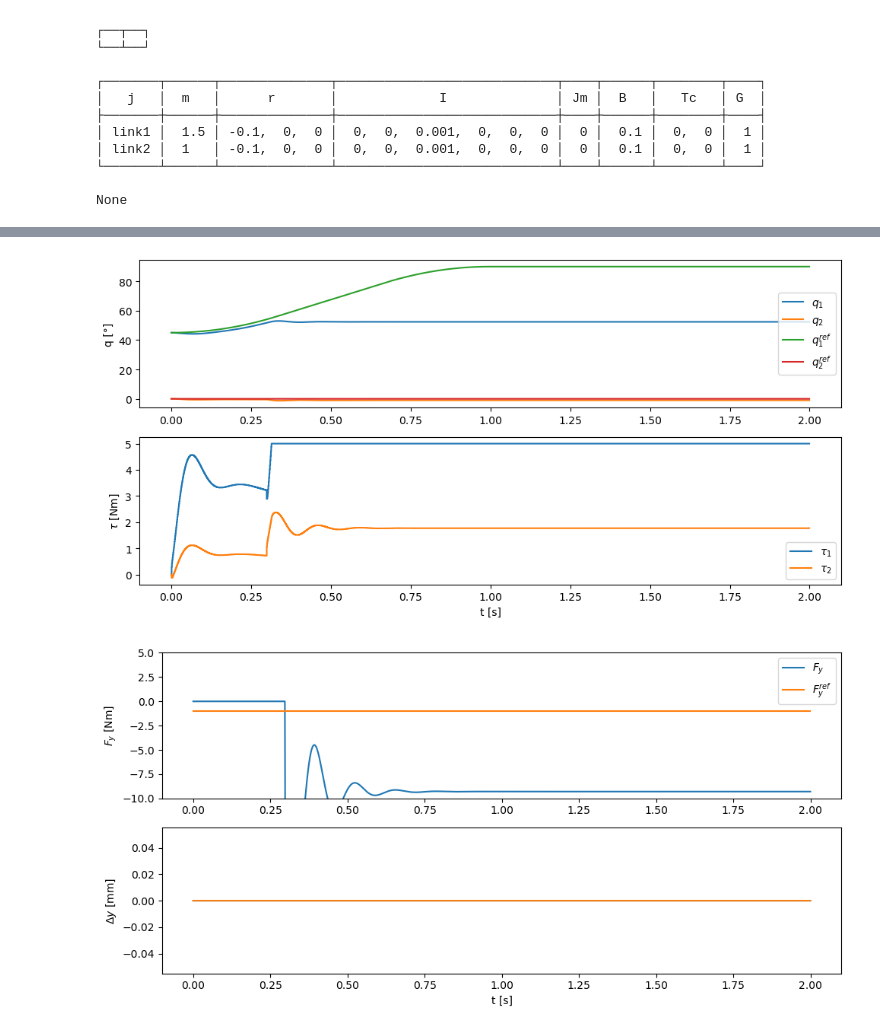
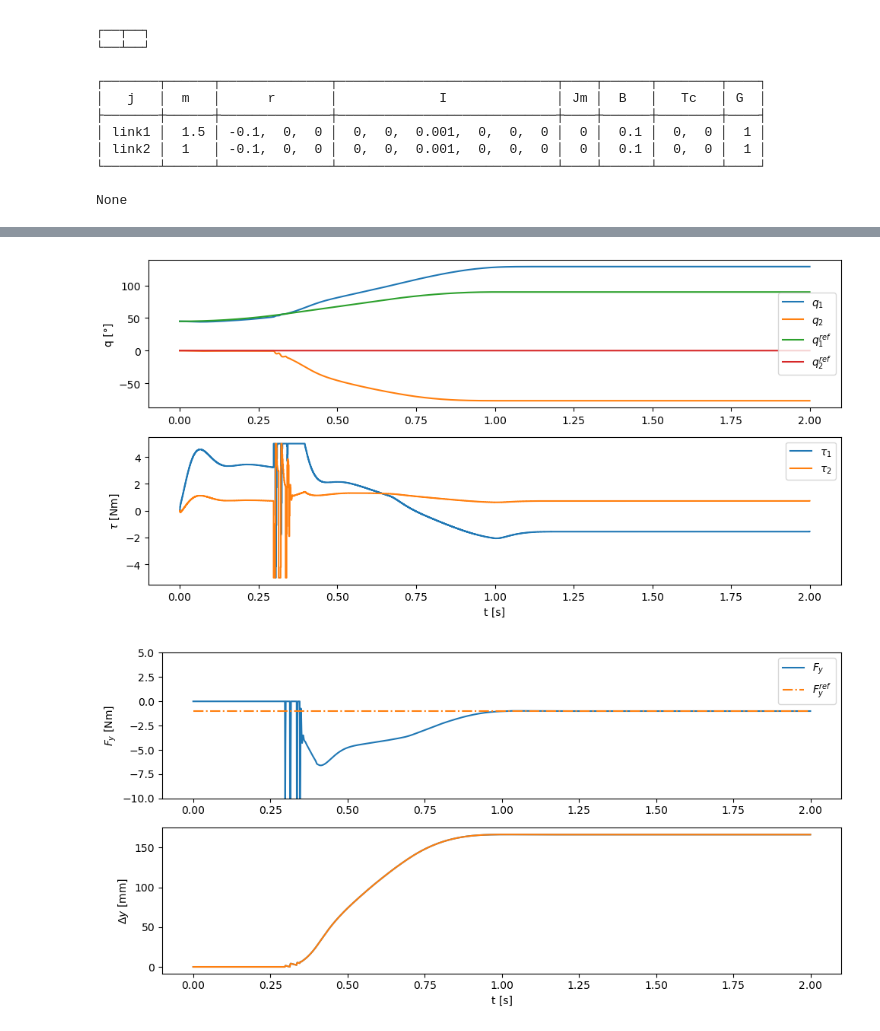
Before and after one commit to pgonfiuba/robotica, a Jupyter notebook: 7. Control de Fuerzas/1.FCcontrol_PD.ipynb, the cells around one changed output, grey strips where cells are left out. Saved outputs shown, nothing was run; the diff lists cells and outputs as text; code cells hidden in the pictures.

```diff
--- a/7. Control de Fuerzas/1.FCcontrol_PD.ipynb
+++ b/7. Control de Fuerzas/1.FCcontrol_PD.ipynb
@@ -147,12 +151,3 @@ def dp_animate(q, Ts=0.1, trail=False, interval=None):
     plt.close(fig)
 
     return HTML(ani.to_html5_video())
-# %%
-def f_dynamics(t, x, tau):
-    n = len(x)//2
-    q = x[:n]
-    qd = x[n:]
-
-    qdd = dp.accel(q,qd,tau)
-
-    return np.hstack((qd, qdd))
@@ -196,0 +209,10 @@ def contacto(q, qd):
+# %%
+def f_dynamics(t, x, tau):
+    n = len(x)//2
+    q = x[:n]
+    qd = x[n:]
+
+    tau_c,_ = contacto(q,qd)
+    qdd = dp.accel(q,qd,tau+tau_c)
+
+    return np.hstack((qd, qdd))
@@ -197,12 +306,4 @@ def contacto(q, qd):
 # %%
-# Evaluo la respuesta a una trayectoria
-
-# Configuro la base de tiempo de la simulación
-dt = 1e-3
-n_samples = 1000
-Tspan = n_samples * dt
-t = np.arange(0,Tspan,dt)
-
 # Ganancias del controlador
 Kp = np.diag([200, 100])
 Kd = np.diag([5, 1])
@@ -214,18 +315,6 @@ tau_max = np.array([5.0, 5.0])   # Nm
 q = q_ini
 qd = np.zeros_like(q)
 x = np.hstack((q,qd))
-
-# Calculo offline las referencias
-q_des = rtb.mtraj(rtb.trapezoidal, q_ini, q_fin, t).q
-# Amplio el vector para dar más tiempo para llegar
-n_extra = 1000
-q_des = np.vstack([
-    q_des,
-    np.tile(q_des[-1], (n_extra, 1))
-])
-# actualizo tiempo y cantidad de muestras
-n_samples = len(q_des)
-t = np.arange(n_samples) * dt
 
 # Defino vectores para almacenar datos
 q_samples = np.zeros((n_samples,len(q)))
@@ -242,15 +331,15 @@ for i in tqdm(range(n_samples)):
     q_ref = q_des[i]
 
     # Calculo la fuerza de contacto
-    tau_c, Fy = contacto(x[:2], x[2:])
+    _, Fy = contacto(x[:2], x[2:])
 
     # Si aparece el contacto, voy a corregir las referencias para que la Fy sea de 1N
-    if  Fy<-0.5 and not flag_contacto:
+    if  Fy<-0 and not flag_contacto:
         flag_contacto = True
 
     if flag_control_fuerzas and flag_contacto:
         Fy_ref = -1
-        Kf = 1/k_contact * 1000.0
+        Kf = 1/k_contact * 500.0
         DeltaY += Kf * (Fy_ref-Fy) *dt
         J = dp.jacob0(x[:2])[0:2, :]
         DeltaQ = np.linalg.pinv(J) @ np.r_[0,DeltaY]
@@ -262,11 +351,9 @@ for i in tqdm(range(n_samples)):
     tau_pd = Kp.dot(q_ref - DeltaQ - x[:2]) - Kd.dot(x[2:]) #+ dp.gravload(x[:2])
     tau_pd = np.clip(tau_pd, -tau_max, tau_max)
 
-    tau = tau_pd + tau_c
-
     # Integración de tiempo continuo en un paso con tau constante
     sol = solve_ivp(
-        lambda t, x_: f_dynamics(t, x_, tau),
+        lambda t, x_: f_dynamics(t, x_, tau_pd),
         [0, dt],
         x,
         method='RK45',
@@ -288,34 +375,34 @@ for i in tqdm(range(n_samples)):
 
 plt.figure(figsize=(10,5))
 plt.subplot(2,1,1)
 plt.plot(t,q_samples*180/np.pi)
 plt.plot(t,q_des*180/np.pi)
 plt.ylabel('q [°]')
 plt.legend([r'$q_1$',r'$q_2$',r'$q^{ref}_1$',r'$q^{ref}_2$'])
 plt.subplot(2,1,2)
 plt.step(t,tau_samples,where='post')
 plt.legend([r'$\tau_1$',r'$\tau_2$'])
 plt.ylabel(r'$\tau$ [Nm]')
 plt.xlabel('t [s]')
 plt.tight_layout()
 plt.show()
 
 plt.figure(figsize=(10,5))
 plt.subplot(2,1,1)
 plt.plot(t,Fy_samples,label='$F_y$')
-plt.plot([t[0],t[-1]],[Fy_ref,Fy_ref],'-',label=r'$F_y^{ref}$')
+plt.plot([t[0],t[-1]],[Fy_ref,Fy_ref],'-.',label=r'$F_y^{ref}$')
 plt.legend()
 plt.ylabel(r'$F_y$ [Nm]')
 plt.ylim((-10,5))
 plt.subplot(2,1,2)
 plt.plot(t,deltaY_samples*1000.0)
 plt.ylabel(r'$\Delta y$ [mm]')
 plt.xlabel('t [s]')
 plt.tight_layout()
 plt.show()
 
 dp_animate(q_samples[0:-1:20],Ts=dt*20,trail=True)
 # %% [output]
-[figure, old version]
+[figure, new version]
-[figure, old version]
+[figure, new version]
 [interactive output not drawn]
```
Also changed, not shown: parts of 11 cells of this notebook.
